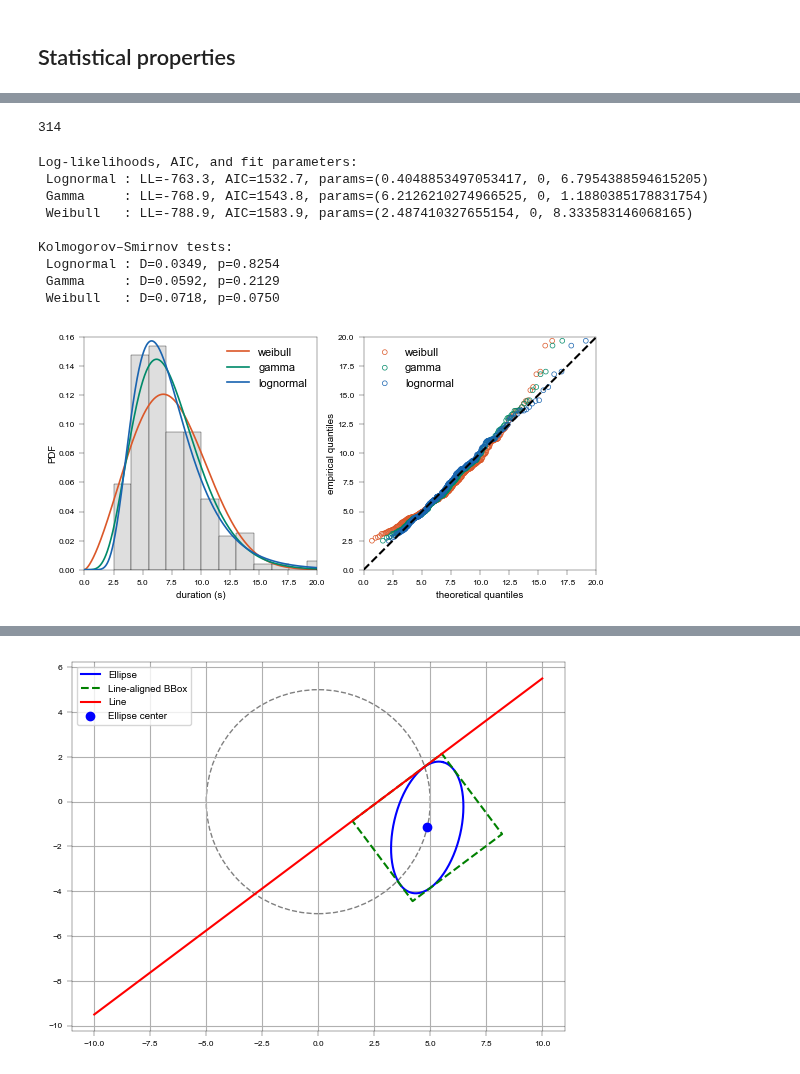
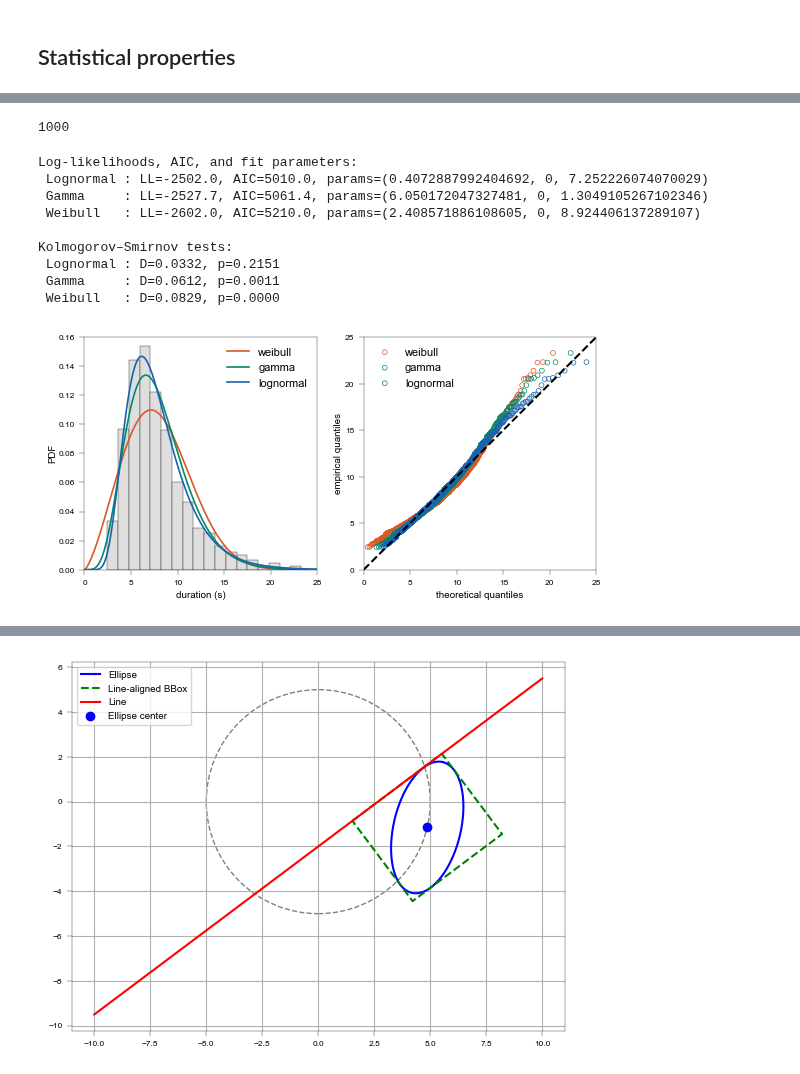
Before and after one commit to EPFL-ENAC/LUTS-pneuma-simulator, a Jupyter notebook: notebooks/discrete.ipynb, the cells around one changed output, grey strips where cells are left out. Drawn from its saved outputs; the diff is of its cells as text; code cells hidden in the pictures.

```diff
--- a/notebooks/discrete.ipynb
+++ b/notebooks/discrete.ipynb
@@ -472,29 +472,29 @@ def pet(
 # %% [markdown]
 ## Example scenario
 # %%
-seed = 0
+seed = 6
 rng = default_rng(seed)
-_, c_lam, c_v0, c_s0 = synthetic_fd(5, rng, mode="Car", distributed=True)
+_, c_lam, c_v0, c_s0 = synthetic_fd(3, rng, mode="Car", distributed=True)
 # merger dynamics
 x_check = 0
 y_check = -W / 2
-v_check = 6 / factor
-lam = c_lam[1]
-v0 = c_v0[1]
-s0 = c_s0[1]
+v_check = 10 / factor
+lam = c_lam[0]
+v0 = c_v0[0]
+s0 = c_s0[0]
 # follower dynamics
-x_f = x_check - 6
+x_f = x_check - 5
 v_f = 10 / factor
-lam_f = c_lam[3]
-v0_f = c_v0[3]
-s0_f = c_s0[3]
+lam_f = c_lam[2]
+v0_f = c_v0[2]
+s0_f = c_s0[2]
 s_check_f = x_check - x_f - 2 * s
 # leader dynamics
-x_check_ell_check = x_check + 2 * s + 3
-v_ell_check = 5 / factor
+x_check_ell_check = x_check + 2 * s + 4
+v_ell_check = 7 / factor
 # new leader dynamics
 x_check_ell_hat = x_check + 5
-v_ell_hat = 18 / factor
+v_ell_hat = 15 / factor
 s_check_ell_hat = x_check_ell_hat - x_check - 2 * s
 # maneuverability in degrees
 gamma_max = radians(exp(XC * v_check * factor + CC_max))
@@ -819,8 +759,6 @@ def find_critical_phi(
     except Exception:
         return None, None, None, None, None, None
 # %%
-seed = 10
-rng = default_rng(seed)
 LC = False
 phi_c, Dt_c, Dt_f_min, Dt_f_max, Dt_ell_min, Dt_ell_max = find_critical_phi(
     s_check_ell_hat, s_check_f, v_check, v_ell_hat, v_f, lam, v0, s0, lam_f, v0_f, s0_f,phi_min, phi_max
@@ -851,7 +789,7 @@ else:
     # Time duration of maneuver
     if Dt_ell < Dt_max:
         if Dt_ell < Dt_f:
-            Dt = (Dt_ell + min(Dt_max, Dt_f)) / 2#rng.uniform(low=Dt_ell, high=min(Dt_max, Dt_f))
+            Dt = Dt_ell
         else:
             Dt = (Dt_ell + Dt_f) / 2
         # terminal x position
@@ -1139,7 +1111,7 @@ if LC:
 %matplotlib widget
 if LC:
     # --- Figure setup ---
-    fig, ax = plt.subplots(figsize=(18*cm, 5*cm), dpi=150)
+    fig, ax = plt.subplots(figsize=(18*cm, 5*cm))
     ymin, ymax = -3, 3
     ax.set_aspect("equal")
     ax.set_xlim(-10, 25)
@@ -1951,32 +1700,33 @@ mask = Dt_array<30
 A = Dt_array[mask]
 B = PET_array[mask]
 C = a_array[mask]
-data = A
+data = A[:1000]
 len(data)
 # %% [output]
-314
+1000
 # %%
+%matplotlib inline
 dist_colors = {"lognormal": dark_blue, "gamma": dark_teal, "weibull": vermilion}
 fitted_params_, aic_, ks_, fig_= analyze_distributions(
     data,
     dist_colors,
-    user_xmax=20,
+    user_xmax=25,
     user_ymax=.16,
     user_label="duration (s)",
-    #save_path=f"{current_path[:-7]}/data/pNEUMA/{drone}/{date}/{session}/lc_duration_fit.pdf",
+    save_path="./output/sketches/lc_duration_fit_sim.pdf",
     include_erlang=False,
 )
 # %% [output]
 Log-likelihoods, AIC, and fit parameters:
- Lognormal : LL=-763.3, AIC=1532.7, params=(0.4048853497053417, 0, 6.7954388594615205)
- Gamma     : LL=-768.9, AIC=1543.8, params=(6.2126210274966525, 0, 1.1880385178831754)
- Weibull   : LL=-788.9, AIC=1583.9, params=(2.487410327655154, 0, 8.333583146068165)
+ Lognormal : LL=-2502.0, AIC=5010.0, params=(0.4072887992404692, 0, 7.252226074070029)
+ Gamma     : LL=-2527.7, AIC=5061.4, params=(6.050172047327481, 0, 1.3049105267102346)
+ Weibull   : LL=-2602.0, AIC=5210.0, params=(2.408571886108605, 0, 8.924406137289107)
 
 Kolmogorov–Smirnov tests:
- Lognormal : D=0.0349, p=0.8254
- Gamma     : D=0.0592, p=0.2129
- Weibull   : D=0.0718, p=0.0750
+ Lognormal : D=0.0332, p=0.2151
+ Gamma     : D=0.0612, p=0.0011
+ Weibull   : D=0.0829, p=0.0000
-[figure, old version]
+[figure, new version]
 # %%
 def qqplot_log_normality(values):
     """
```
Also changed, not shown: parts of 17 cells of this notebook.
